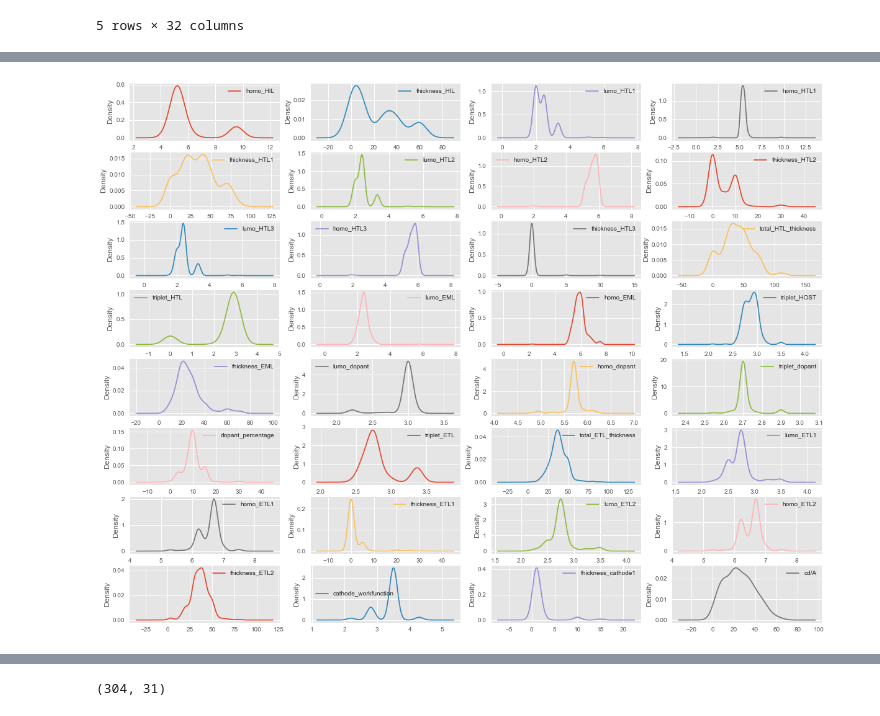
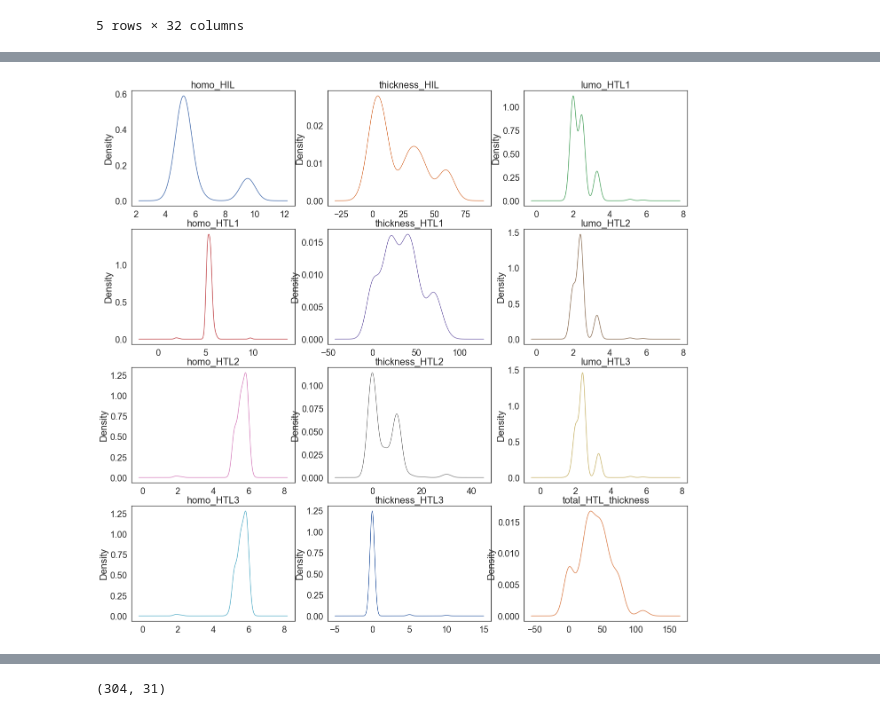
Before and after one commit to asyrafjanai/OLED-model, a Jupyter notebook: 6.0 - PhOLED 300.ipynb, the cells around one changed output, grey strips where cells are left out. Cells and saved outputs as stored; diff of their text form; code cells hidden in the pictures.

```diff
--- a/6.0 - PhOLED 300.ipynb
+++ b/6.0 - PhOLED 300.ipynb
@@ -6,5 +10,6 @@ import pandas as pd
 import numpy as np
 import seaborn as sns
 from pandas.plotting import parallel_coordinates
-plt.style.use('ggplot')
+plt.style.use('fivethirtyeight')
+
 %matplotlib inline
@@ -11,6 +18,8 @@ plt.style.use('ggplot')
+# %%
+sns.set_style('white')
 # %%
 # read excel file
-df = pd.read_excel('C:/Users/acc_a/OneDrive/PhOLED 300.xlsx', sheetname='Sheet2')
+df = pd.read_csv('data.csv')
 df = df[list(df.columns)[1:]]
 print(df.shape)
 df.head()
@@ -38,0 +68,7 @@ print(df.shape)
+# %%
+sns.set(font_scale=1.5)
+fig, ax = plt.subplots(figsize=[6,8])
+ax = sns.boxplot(data=df[['triplet_HOST', 'triplet_dopant']], orient='v')
+ax.set(xlabel='Features', ylabel='Triplet energy (eV)');
+# ax.set_ylabel('Triplet energy (eV)' ,fontsize=20)
+# ax.set_xtick(fontsize=20) ;
@@ -39,5 +112,8 @@ print(df.shape)
 # %%
-df.plot(kind='density', subplots=True, layout=(8,4), sharex=False, figsize=(20,16));
+sns.set(font_scale=1.8, style='white')
+df.iloc[:,:12].plot(kind='density', subplots=True, layout=(4,3), legend=False,
+                    sharex=False, figsize=(20,22), title=df.iloc[:,:12].columns.tolist());
+# plt.legend(loc='upper right');
 # plt.savefig('density.png', format='png', dpi=300)
 # %% [output]
-[figure, old version]
+[figure, new version]
```
Also changed, not shown: parts of 60 cells of this notebook, 2 other files.
